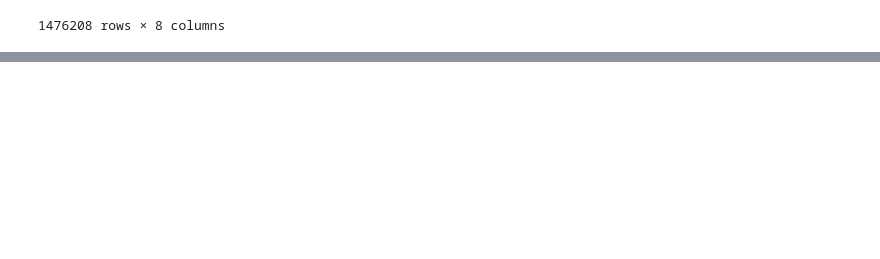
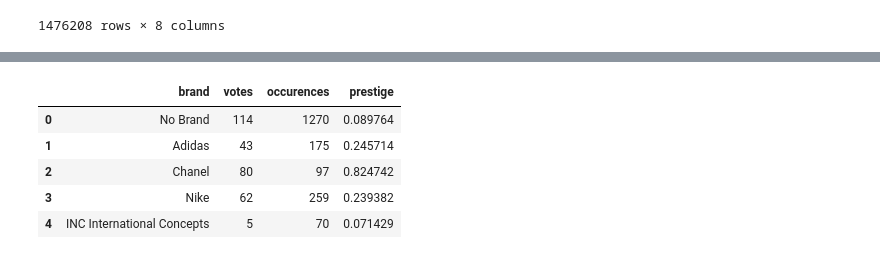
Before and after one commit to danhaus/ml-price-suggestion, a Jupyter notebook: models/Grouping_Brands/Grouping_Brands.ipynb, the cells around one changed output, grey strips where cells are left out. Drawn from its saved outputs; the diff is of its cells as text; code cells hidden in the pictures; blank space fills up the shorter version.

Commit message:
ranking brands according their prestigue

```diff
--- a/models/Grouping_Brands/Grouping_Brands.ipynb
+++ b/models/Grouping_Brands/Grouping_Brands.ipynb
@@ -126,8 +120,0 @@ data_filtered_cn.head()
-# %%
-brands = data_filtered_cn.brand_name.unique() # array of unique category names
-
-brand_means = {} # dictionary to store mean price for every brand in the given category
-for b in brands:
-    data_brand = data_filtered_cn.loc[data_filtered_cn['brand_name'] == b] # data frame containing only one specific brand for one category
-    mean = data_brand.price.mean()
-    brand_means[b] = mean
@@ -333,0 +121,3 @@ for name, size in sorted(((name, sys.getsizeof(value)) for name,value in locals(
+# %%
+unique_cns = data_reduced.category_name.unique() # array of unique category names
+unique_brands = data_reduced.brand_name.unique() # array of unique brand names
@@ -333,0 +176,19 @@ for name, size in sorted(((name, sys.getsizeof(value)) for name,value in locals(
+# %%
+# parse votes, occurences and prestige dictionaries for pandas
+parsed_brands = {'brand': [], 'votes':[], 'occurences':[], 'prestige':[]}
+for brand in unique_brands:
+    parsed_brands['brand'].append(brand)
+    parsed_brands['votes'].append(brand_votes[brand])
+    parsed_brands['occurences'].append(brand_occurences[brand])
+    parsed_brands['prestige'].append(brand_prestige[brand])
+# %%
+prestige_df = pd.DataFrame.from_dict(parsed_brands)
+# %%
+prestige_df.head()
+# %% [output]
+|  | brand | votes | occurences | prestige |
+| 0 | No Brand | 114 | 1270 | 0.089764 |
+| 1 | Adidas | 43 | 175 | 0.245714 |
+| 2 | Chanel | 80 | 97 | 0.824742 |
+| 3 | Nike | 62 | 259 | 0.239382 |
+| 4 | INC International Concepts | 5 | 70 | 0.071429 |
```
Also changed, not shown: parts of 54 cells of this notebook.
